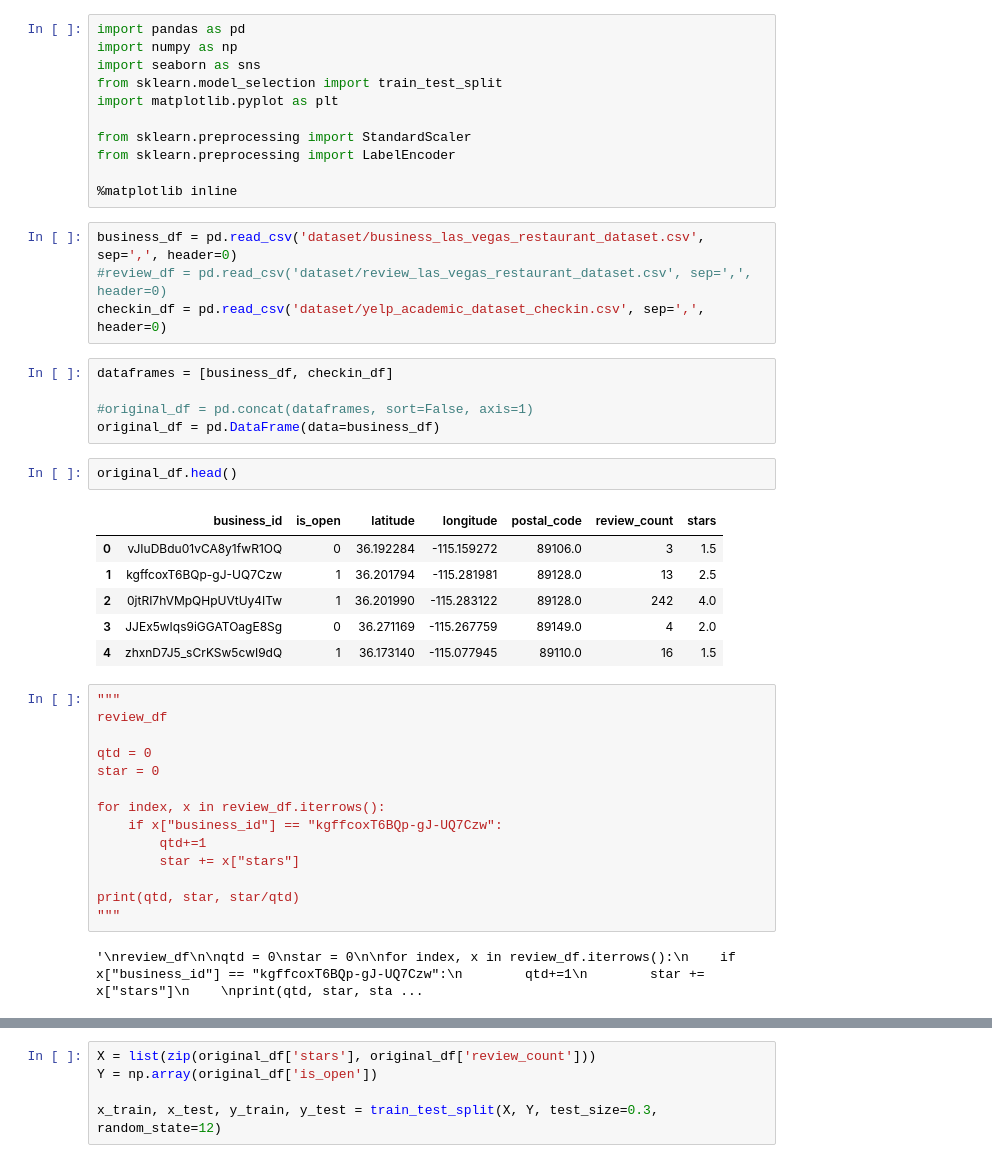
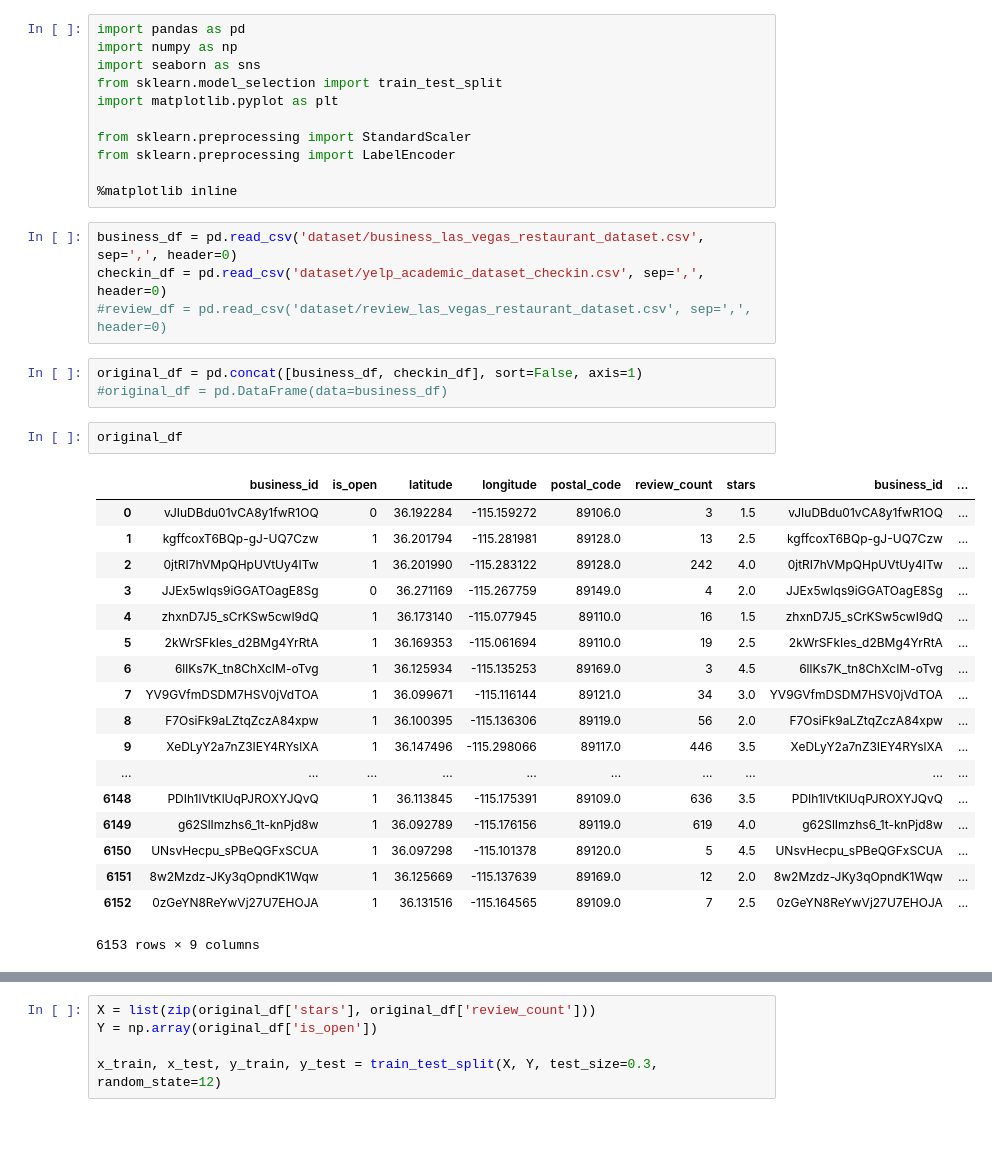
Before and after one commit to ednunes/machine-learning-projects, a Jupyter notebook: yelp/yelp_apresentation.ipynb, the cells around one changed output, grey strips where cells are left out. Cells and saved outputs as stored; diff of their text form; blank space fills up the shorter version.

```diff
--- a/yelp/yelp_apresentation.ipynb
+++ b/yelp/yelp_apresentation.ipynb
@@ -13,35 +13,29 @@ from sklearn.preprocessing import LabelEncoder
 %matplotlib inline
 # %%
 business_df = pd.read_csv('dataset/business_las_vegas_restaurant_dataset.csv', sep=',', header=0)
+checkin_df = pd.read_csv('dataset/yelp_academic_dataset_checkin.csv', sep=',', header=0)
 #review_df = pd.read_csv('dataset/review_las_vegas_restaurant_dataset.csv', sep=',', header=0)
-checkin_df = pd.read_csv('dataset/yelp_academic_dataset_checkin.csv', sep=',', header=0)
 # %%
-dataframes = [business_df, checkin_df]
-
-#original_df = pd.concat(dataframes, sort=False, axis=1)
-original_df = pd.DataFrame(data=business_df)
+original_df = pd.concat([business_df, checkin_df], sort=False, axis=1)
+#original_df = pd.DataFrame(data=business_df)
 # %%
-original_df.head()
+original_df
 # %% [output]
-|  | business_id | is_open | latitude | longitude | postal_code | review_count | stars |
-| 0 | vJIuDBdu01vCA8y1fwR1OQ | 0 | 36.192284 | -115.159272 | 89106.0 | 3 | 1.5 |
-| 1 | kgffcoxT6BQp-gJ-UQ7Czw | 1 | 36.201794 | -115.281981 | 89128.0 | 13 | 2.5 |
-| 2 | 0jtRI7hVMpQHpUVtUy4ITw | 1 | 36.201990 | -115.283122 | 89128.0 | 242 | 4.0 |
-| 3 | JJEx5wIqs9iGGATOagE8Sg | 0 | 36.271169 | -115.267759 | 89149.0 | 4 | 2.0 |
-| 4 | zhxnD7J5_sCrKSw5cwI9dQ | 1 | 36.173140 | -115.077945 | 89110.0 | 16 | 1.5 |
+|  | business_id | is_open | latitude | longitude | postal_code | review_count | stars | business_id | ... |
+| 0 | vJIuDBdu01vCA8y1fwR1OQ | 0 | 36.192284 | -115.159272 | 89106.0 | 3 | 1.5 | vJIuDBdu01vCA8y1fwR1OQ | ... |
+| 1 | kgffcoxT6BQp-gJ-UQ7Czw | 1 | 36.201794 | -115.281981 | 89128.0 | 13 | 2.5 | kgffcoxT6BQp-gJ-UQ7Czw | ... |
+| 2 | 0jtRI7hVMpQHpUVtUy4ITw | 1 | 36.201990 | -115.283122 | 89128.0 | 242 | 4.0 | 0jtRI7hVMpQHpUVtUy4ITw | ... |
+| 3 | JJEx5wIqs9iGGATOagE8Sg | 0 | 36.271169 | -115.267759 | 89149.0 | 4 | 2.0 | JJEx5wIqs9iGGATOagE8Sg | ... |
+| 4 | zhxnD7J5_sCrKSw5cwI9dQ | 1 | 36.173140 | -115.077945 | 89110.0 | 16 | 1.5 | zhxnD7J5_sCrKSw5cwI9dQ | ... |
+| 5 | 2kWrSFkIes_d2BMg4YrRtA | 1 | 36.169353 | -115.061694 | 89110.0 | 19 | 2.5 | 2kWrSFkIes_d2BMg4YrRtA | ... |
+| 6 | 6llKs7K_tn8ChXcIM-oTvg | 1 | 36.125934 | -115.135253 | 89169.0 | 3 | 4.5 | 6llKs7K_tn8ChXcIM-oTvg | ... |
+| 7 | YV9GVfmDSDM7HSV0jVdTOA | 1 | 36.099671 | -115.116144 | 89121.0 | 34 | 3.0 | YV9GVfmDSDM7HSV0jVdTOA | ... |
+| 8 | F7OsiFk9aLZtqZczA84xpw | 1 | 36.100395 | -115.136306 | 89119.0 | 56 | 2.0 | F7OsiFk9aLZtqZczA84xpw | ... |
+| 9 | XeDLyY2a7nZ3IEY4RYslXA | 1 | 36.147496 | -115.298066 | 89117.0 | 446 | 3.5 | XeDLyY2a7nZ3IEY4RYslXA | ... |
+| ... | ... | ... | ... | ... | ... | ... | ... | ... | ... |
+| 6148 | PDIh1lVtKlUqPJROXYJQvQ | 1 | 36.113845 | -115.175391 | 89109.0 | 636 | 3.5 | PDIh1lVtKlUqPJROXYJQvQ | ... |
+| 6149 | g62SlImzhs6_1t-knPjd8w | 1 | 36.092789 | -115.176156 | 89119.0 | 619 | 4.0 | g62SlImzhs6_1t-knPjd8w | ... |
+| 6150 | UNsvHecpu_sPBeQGFxSCUA | 1 | 36.097298 | -115.101378 | 89120.0 | 5 | 4.5 | UNsvHecpu_sPBeQGFxSCUA | ... |
+| 6151 | 8w2Mzdz-JKy3qOpndK1Wqw | 1 | 36.125669 | -115.137639 | 89169.0 | 12 | 2.0 | 8w2Mzdz-JKy3qOpndK1Wqw | ... |
+| 6152 | 0zGeYN8ReYwVj27U7EHOJA | 1 | 36.131516 | -115.164565 | 89109.0 | 7 | 2.5 | 0zGeYN8ReYwVj27U7EHOJA | ... |
+6153 rows × 9 columns
-# %%
-"""
-review_df
-
-qtd = 0
-star = 0
-
-for index, x in review_df.iterrows():
-    if x["business_id"] == "kgffcoxT6BQp-gJ-UQ7Czw":
-        qtd+=1
-        star += x["stars"]
-
-print(qtd, star, star/qtd)
-"""
-# %% [output]
-'\nreview_df\n\nqtd = 0\nstar = 0\n\nfor index, x in review_df.iterrows():\n    if x["business_id"] == "kgffcoxT6BQp-gJ-UQ7Czw":\n        qtd+=1\n        star += x["stars"]\n    \nprint(qtd, star, sta ...
```
Also changed, not shown: parts of 2 cells of this notebook.
